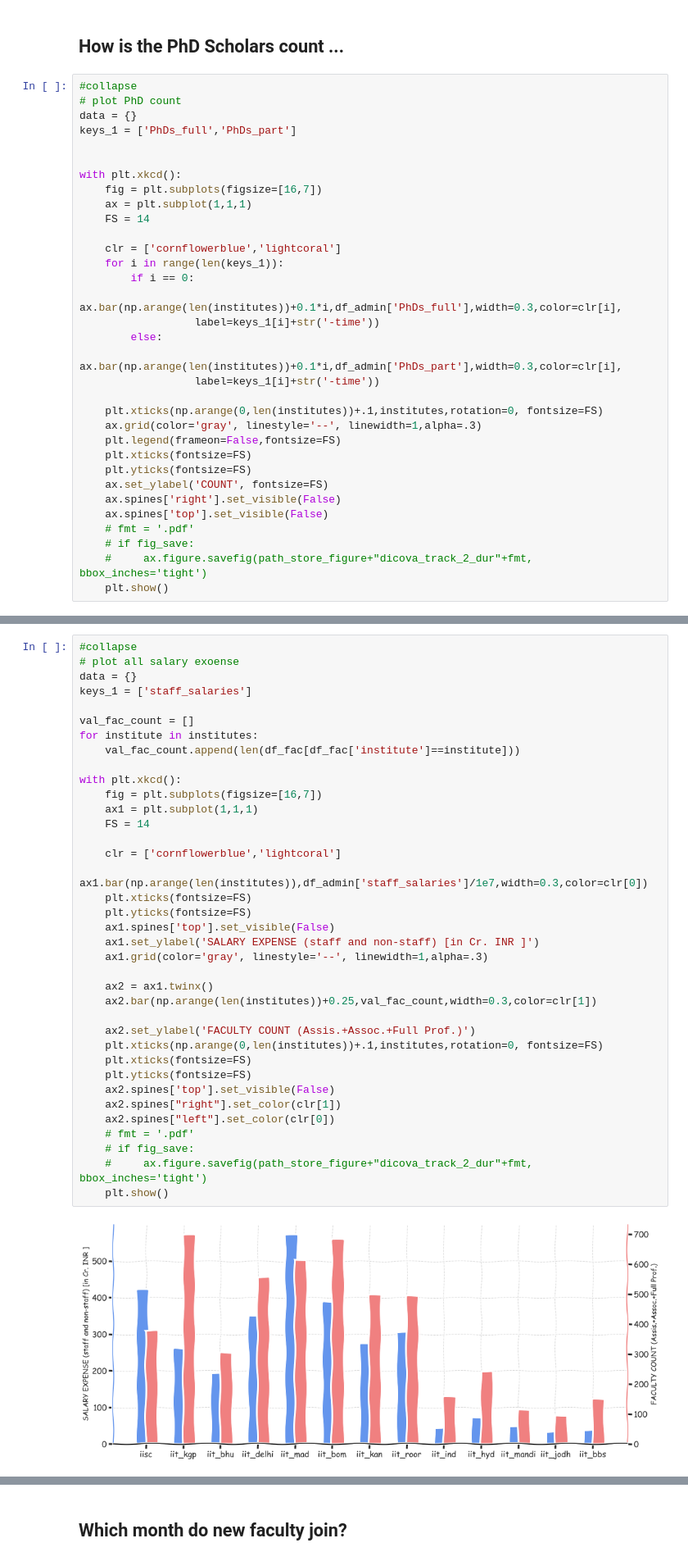
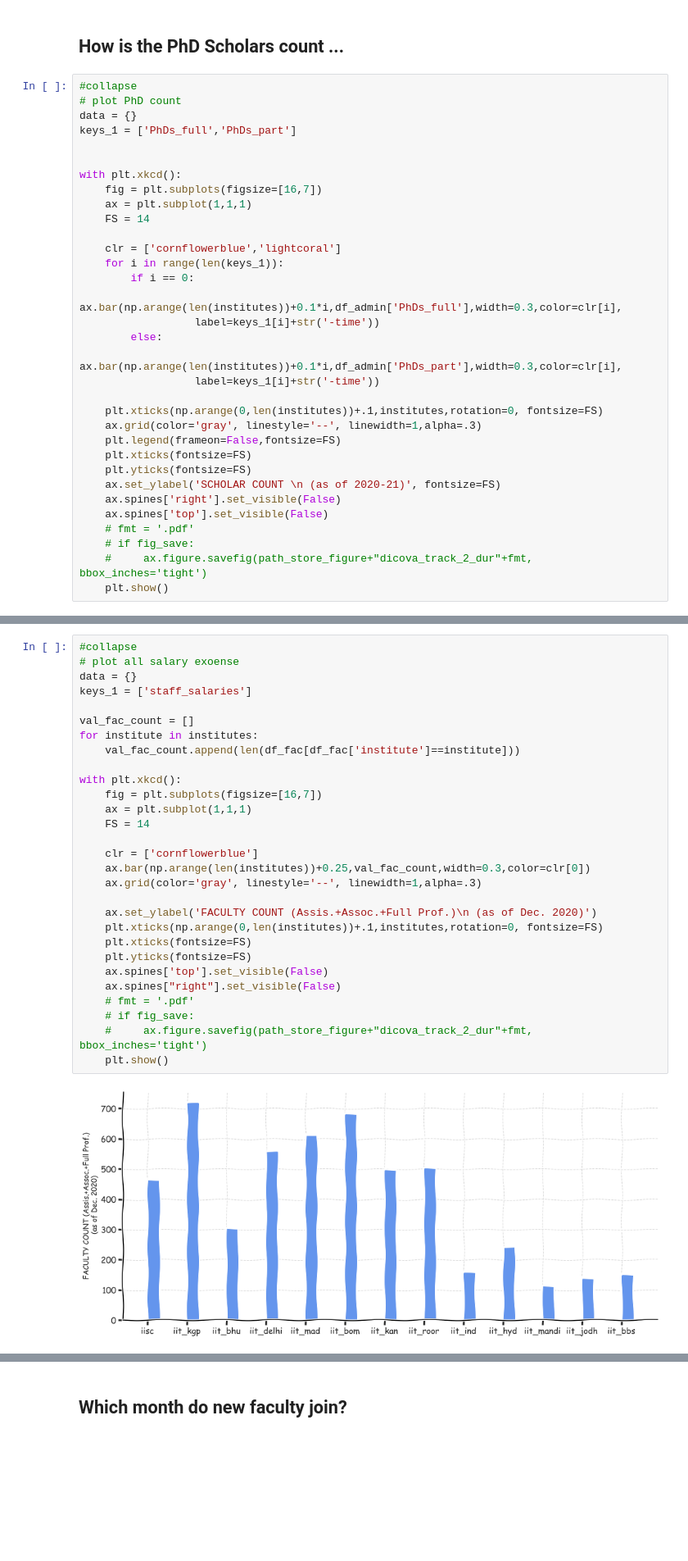
Before and after one commit to neerajww/myblog, a Jupyter notebook: _notebooks/2021-06-23-indian_institutes_nirf.ipynb, the cells around one changed output, grey strips where cells are left out. Shown at 82% size. Drawn from its saved outputs; the diff is of its cells as text; blank space fills up the shorter version.

```diff
--- a/_notebooks/2021-06-23-indian_institutes_nirf.ipynb
+++ b/_notebooks/2021-06-23-indian_institutes_nirf.ipynb
@@ -344,7 +364,7 @@ with plt.xkcd():
     plt.legend(frameon=False,fontsize=FS)
     plt.xticks(fontsize=FS)
     plt.yticks(fontsize=FS)
-    ax.set_ylabel('COUNT', fontsize=FS)
+    ax.set_ylabel('SCHOLAR COUNT \n (as of 2020-21)', fontsize=FS)
     ax.spines['right'].set_visible(False)
     ax.spines['top'].set_visible(False)
     # fmt = '.pdf'
@@ -358,39 +378,31 @@ with plt.xkcd():
 # %%
 #collapse
 # plot all salary exoense
 data = {}
 keys_1 = ['staff_salaries']
 
 val_fac_count = []
 for institute in institutes:
     val_fac_count.append(len(df_fac[df_fac['institute']==institute]))
 
 with plt.xkcd():
     fig = plt.subplots(figsize=[16,7])
-    ax1 = plt.subplot(1,1,1)
+    ax = plt.subplot(1,1,1)
     FS = 14
 
-    clr = ['cornflowerblue','lightcoral']
-    ax1.bar(np.arange(len(institutes)),df_admin['staff_salaries']/1e7,width=0.3,color=clr[0])
-    plt.xticks(fontsize=FS)
-    plt.yticks(fontsize=FS)
-    ax1.spines['top'].set_visible(False)
-    ax1.set_ylabel('SALARY EXPENSE (staff and non-staff) [in Cr. INR ]')
-    ax1.grid(color='gray', linestyle='--', linewidth=1,alpha=.3)
+    clr = ['cornflowerblue']
+    ax.bar(np.arange(len(institutes))+0.25,val_fac_count,width=0.3,color=clr[0])
+    ax.grid(color='gray', linestyle='--', linewidth=1,alpha=.3)
 
-    ax2 = ax1.twinx()
-    ax2.bar(np.arange(len(institutes))+0.25,val_fac_count,width=0.3,color=clr[1])
-
-    ax2.set_ylabel('FACULTY COUNT (Assis.+Assoc.+Full Prof.)')
+    ax.set_ylabel('FACULTY COUNT (Assis.+Assoc.+Full Prof.)\n (as of Dec. 2020)')
     plt.xticks(np.arange(0,len(institutes))+.1,institutes,rotation=0, fontsize=FS)
     plt.xticks(fontsize=FS)
     plt.yticks(fontsize=FS)
-    ax2.spines['top'].set_visible(False)
-    ax2.spines["right"].set_color(clr[1])
-    ax2.spines["left"].set_color(clr[0])
+    ax.spines['top'].set_visible(False)
+    ax.spines["right"].set_visible(False)
     # fmt = '.pdf'
     # if fig_save:
     #     ax.figure.savefig(path_store_figure+"dicova_track_2_dur"+fmt, bbox_inches='tight')
     plt.show()
 # %% [output]
-[figure, old version]
+[figure, new version]
```
Also changed, not shown: parts of 30 cells of this notebook.
